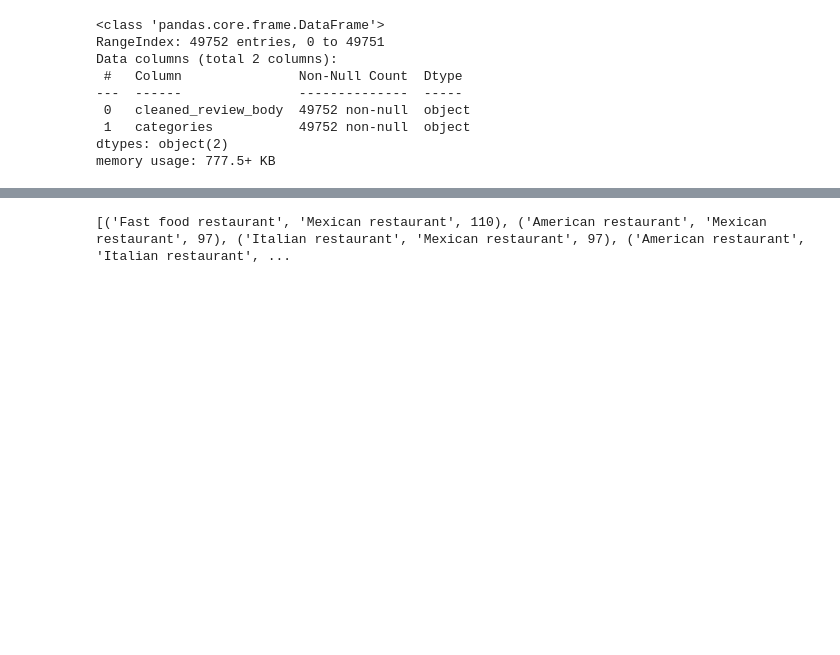
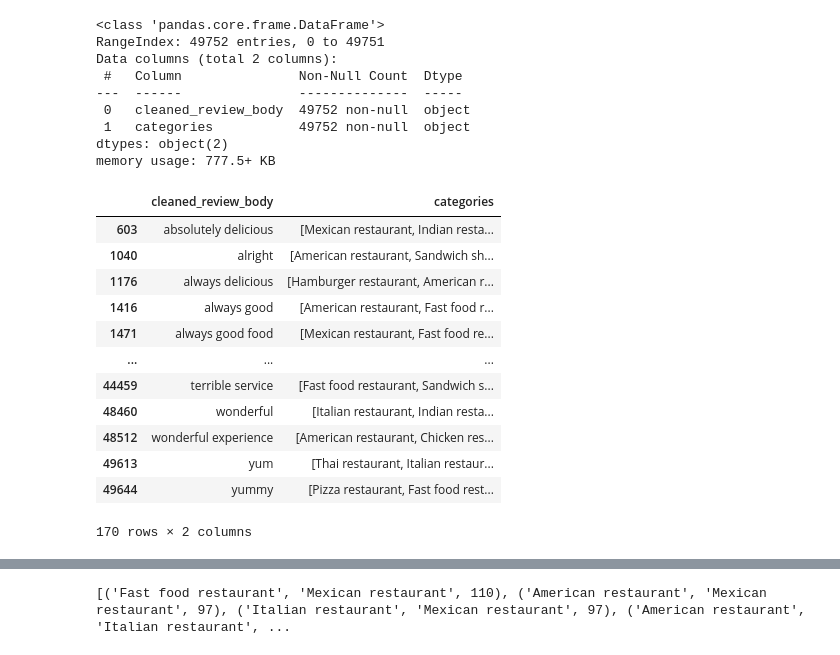
Before and after one commit to beatrizmarques2005/text_mining_in_reviews, a Jupyter notebook: notebooks/03_multilabel_classification.ipynb, the cells around one changed output, grey strips where cells are left out. Drawn from its saved outputs; the diff is of its cells as text; code cells hidden in the pictures; blank space fills up the shorter version.

```diff
--- a/notebooks/03_multilabel_classification.ipynb
+++ b/notebooks/03_multilabel_classification.ipynb
@@ -460,3 +399,19 @@ Data columns (total 2 columns):
  1   categories           49752 non-null  object
 dtypes: object(2)
 memory usage: 777.5+ KB
+# %%
+new_dataset[new_dataset['categories'].apply(len) > 3]
+# %% [output]
+|  | cleaned_review_body | categories |
+| 603 | absolutely delicious | [Mexican restaurant, Indian resta... |
+| 1040 | alright | [American restaurant, Sandwich sh... |
+| 1176 | always delicious | [Hamburger restaurant, American r... |
+| 1416 | always good | [American restaurant, Fast food r... |
+| 1471 | always good food | [Mexican restaurant, Fast food re... |
+| ... | ... | ... |
+| 44459 | terrible service | [Fast food restaurant, Sandwich s... |
+| 48460 | wonderful | [Italian restaurant, Indian resta... |
+| 48512 | wonderful experience | [American restaurant, Chicken res... |
+| 49613 | yum | [Thai restaurant, Italian restaur... |
+| 49644 | yummy | [Pizza restaurant, Fast food rest... |
+170 rows × 2 columns
```
Also changed, not shown: parts of 29 cells of this notebook.
